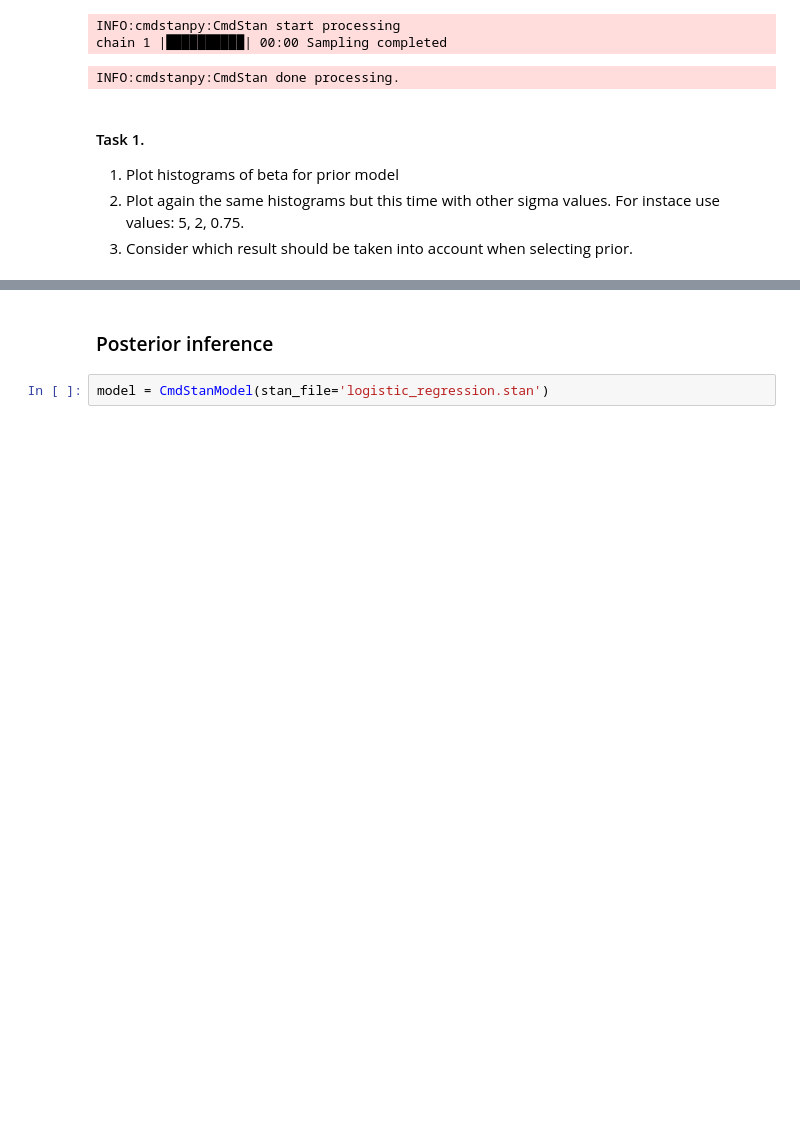
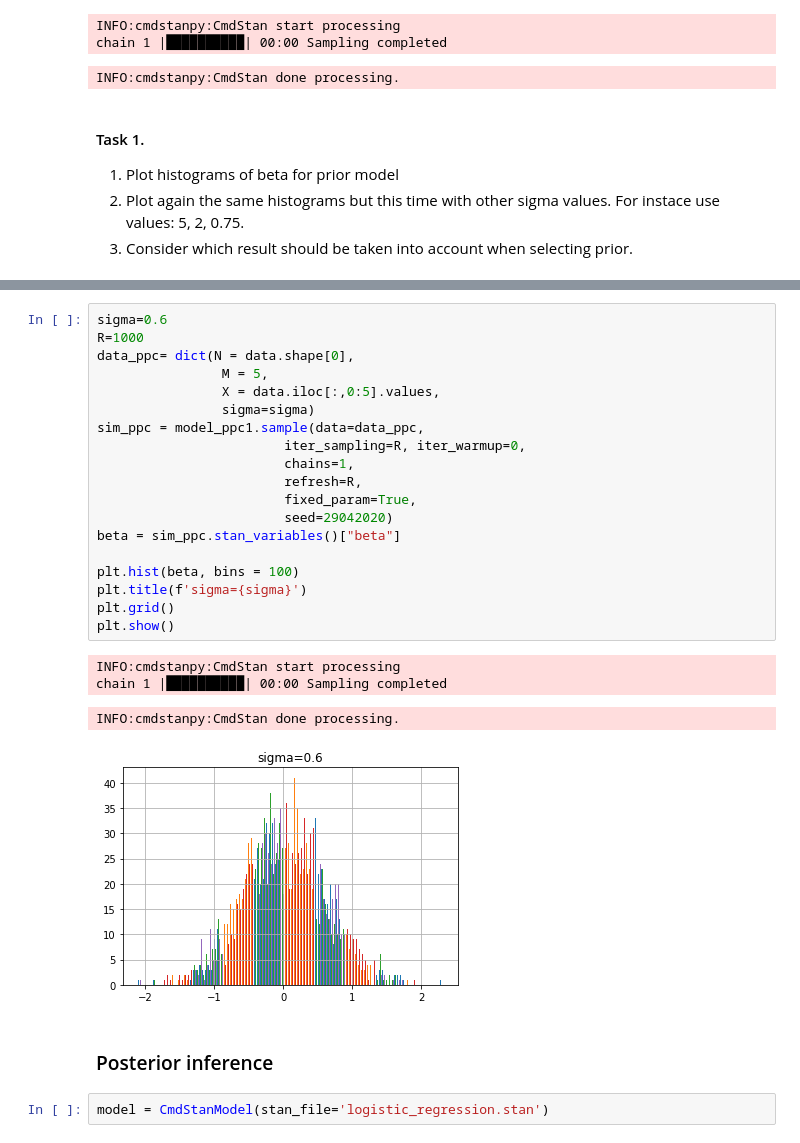
Before and after one commit to TopRamen1/DataAnalysys-LAB, a Jupyter notebook: Lab 5 - General Linear Models/lab5.ipynb, the cells around one changed output, grey strips where cells are left out. Cells and saved outputs as stored; diff of their text form; blank space fills up the shorter version.

```diff
--- a/Lab 5 - General Linear Models/lab5.ipynb
+++ b/Lab 5 - General Linear Models/lab5.ipynb
@@ -57,3 +79,27 @@ INFO:cmdstanpy:CmdStan done processing.
+# %%
+sigma=0.6
+R=1000
+data_ppc= dict(N = data.shape[0],
+                M = 5,
+                X = data.iloc[:,0:5].values,
+                sigma=sigma)
+sim_ppc = model_ppc1.sample(data=data_ppc,
+                        iter_sampling=R, iter_warmup=0,
+                        chains=1,
+                        refresh=R,
+                        fixed_param=True,
+                        seed=29042020)
+beta = sim_ppc.stan_variables()["beta"]
+
+plt.hist(beta, bins = 100)
+plt.title(f'sigma={sigma}')
+plt.grid()
+plt.show()
+# %% [output]
+INFO:cmdstanpy:CmdStan start processing
+chain 1 |██████████| 00:00 Sampling completed
+INFO:cmdstanpy:CmdStan done processing.
+[figure, added]
 # %% [markdown]
 ### Posterior inference
 # %%
```
Also changed, not shown: parts of 6 cells of this notebook, 2 other files.
